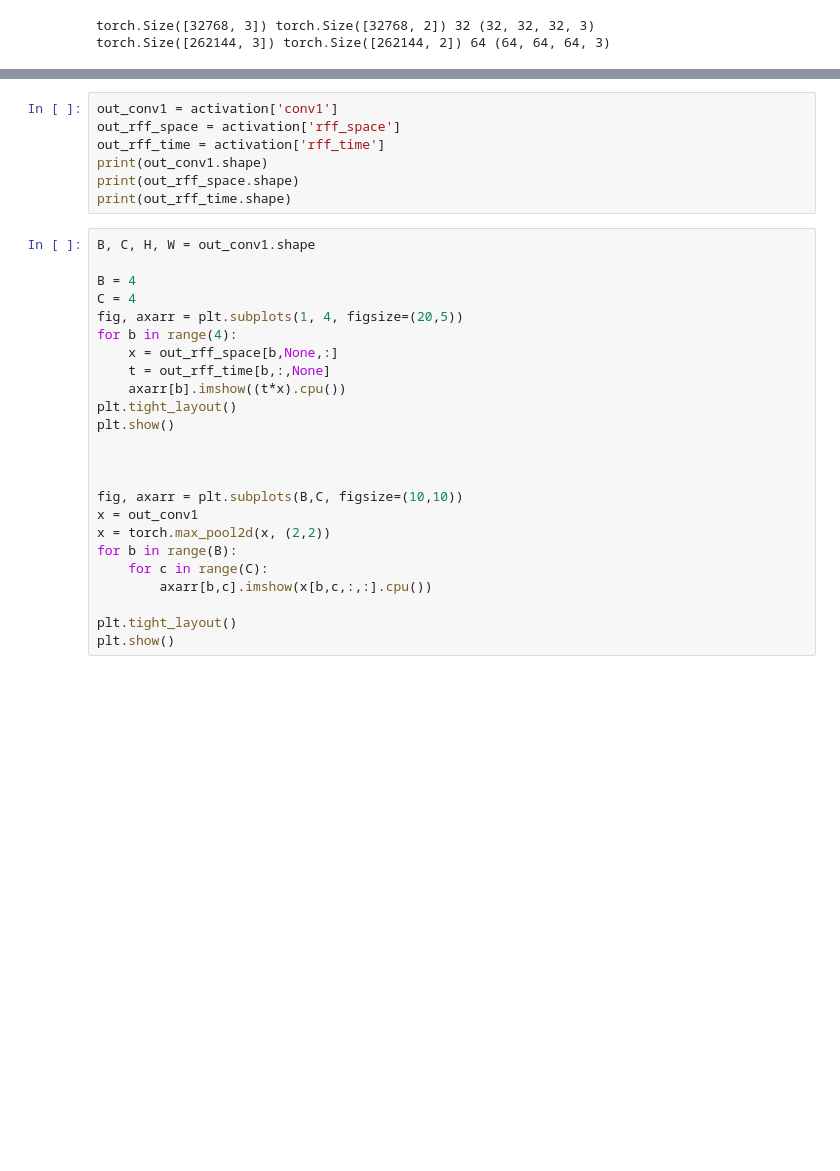
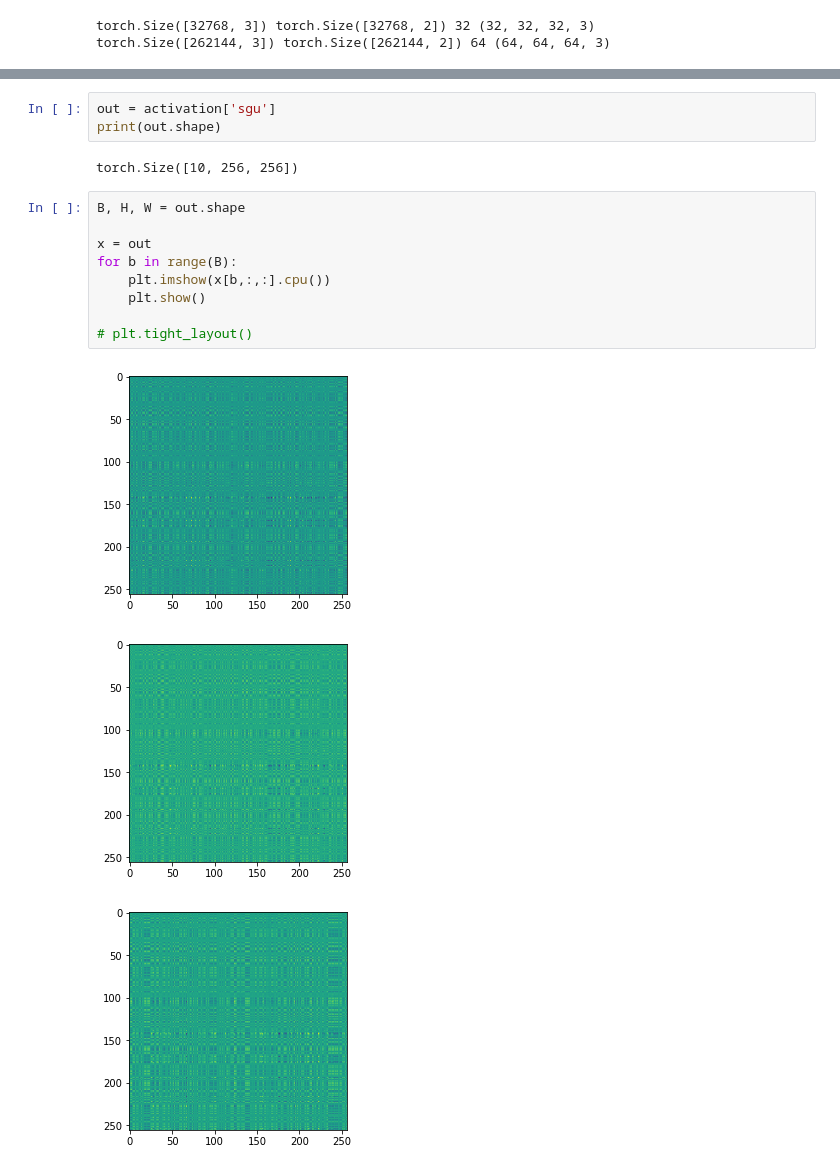
Before and after one commit to Chutlhu/TurboSuperResultion, a Jupyter notebook: notebooks/[Sandbox,PINNUS,CNN,Turb2D,time] Test and debug CNN .ipynb, the cells around one changed output, grey strips where cells are left out. Cells and saved outputs as stored; diff of their text form; blank space fills up the shorter version.

```diff
--- a/notebooks/[Sandbox,PINNUS,CNN,Turb2D,time] Test and debug CNN .ipynb
+++ b/notebooks/[Sandbox,PINNUS,CNN,Turb2D,time] Test and debug CNN .ipynb
@@ -167,31 +165,18 @@ output = model(X.to(model.device))
 # %%
-out_conv1 = activation['conv1']
-out_rff_space = activation['rff_space']
-out_rff_time = activation['rff_time']
-print(out_conv1.shape)
-print(out_rff_space.shape)
-print(out_rff_time.shape)
+out = activation['sgu']
+print(out.shape)
+# %% [output]
+torch.Size([10, 256, 256])
 # %%
-B, C, H, W = out_conv1.shape
+B, H, W = out.shape
 
-B = 4
-C = 4
-fig, axarr = plt.subplots(1, 4, figsize=(20,5))
-for b in range(4):
-    x = out_rff_space[b,None,:]
-    t = out_rff_time[b,:,None]
-    axarr[b].imshow((t*x).cpu())
-plt.tight_layout()
-plt.show()
+x = out
+for b in range(B):
+    plt.imshow(x[b,:,:].cpu())
+    plt.show()
 
-
-
-fig, axarr = plt.subplots(B,C, figsize=(10,10))
-x = out_conv1
-x = torch.max_pool2d(x, (2,2))
-for b in range(B):
-    for c in range(C):
-        axarr[b,c].imshow(x[b,c,:,:].cpu())
-
-plt.tight_layout()
-plt.show()
+# plt.tight_layout()
+# %% [output]
+[figure, added]
+[figure, added]
+[figure, added]
```
Also changed, not shown: parts of 7 cells of this notebook, 22 other files.
